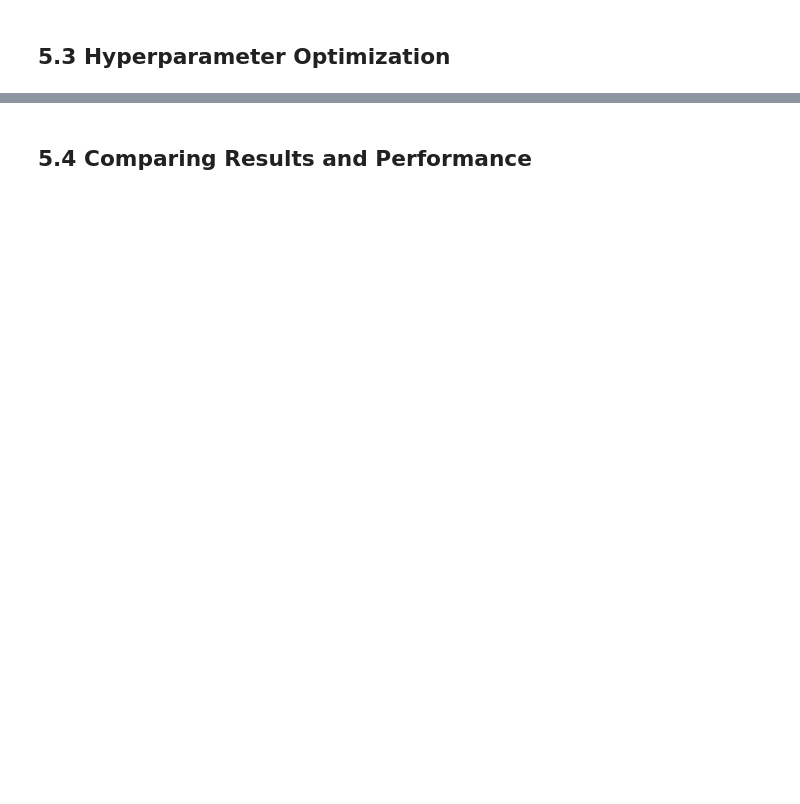
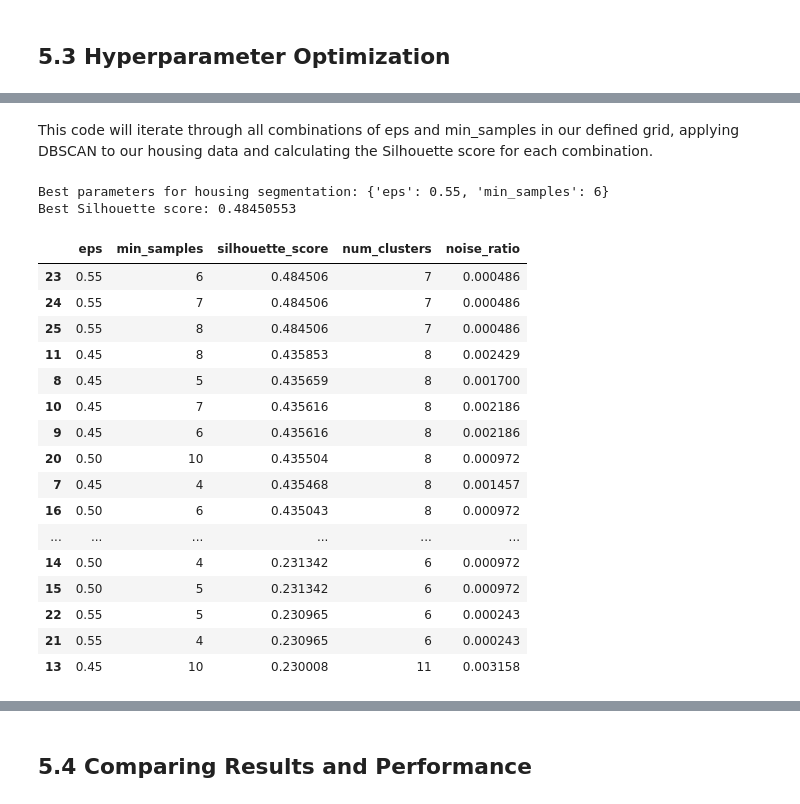
Before and after one commit to OusmaneMomboMombo/housing-cluster-analysis, a Jupyter notebook: house_sales_analysis.ipynb, the cells around one changed output, grey strips where cells are left out. Cells and saved outputs as stored; diff of their text form; code cells hidden in the pictures; blank space fills up the shorter version.

```diff
--- a/house_sales_analysis.ipynb
+++ b/house_sales_analysis.ipynb
@@ -826,0 +865,59 @@ An optimal value of min_samples seems to be around 4 to 10, where the number of
+# %% [markdown]
+This code will iterate through all combinations of eps and min_samples in our defined grid, applying DBSCAN to our housing data and calculating the Silhouette score for each combination.
+# %%
+from sklearn.cluster import DBSCAN
+from sklearn.metrics import silhouette_score
+from sklearn.model_selection import ParameterGrid
+import numpy as np
+
+# Initialize variables to store best results
+best_score = -1
+best_params = None
+results = []
+
+# Perform Grid Search
+for params in ParameterGrid(param_grid):
+    dbscan = DBSCAN(**params)
+    labels = dbscan.fit_predict(df_umap)
+
+    # Calculate Silhouette score (ignoring noise points)
+    if len(set(labels)) > 1:  # Ensure more than one housing segment
+        non_noise_mask = labels != -1
+        score = silhouette_score(df_umap[non_noise_mask], labels[non_noise_mask], metric='euclidean')
+
+        num_clusters = len(set(labels)) - (1 if -1 in labels else 0)
+        noise_ratio = np.sum(labels == -1) / len(labels)
+
+        results.append({**params, 'silhouette_score': score, 'num_clusters': num_clusters, 'noise_ratio': noise_ratio})
+
+        if score > best_score:
+            best_score = score
+            best_params = params
+
+print("Best parameters for housing segmentation:", best_params)
+print("Best Silhouette score:", best_score)
+
+# Convert results to DataFrame for easy analysis
+import pandas as pd
+results_df = pd.DataFrame(results)
+display(results_df.sort_values('silhouette_score', ascending=False))
+# %% [output]
+Best parameters for housing segmentation: {'eps': 0.55, 'min_samples': 6}
+Best Silhouette score: 0.48450553
+|  | eps | min_samples | silhouette_score | num_clusters | noise_ratio |
+| 23 | 0.55 | 6 | 0.484506 | 7 | 0.000486 |
+| 24 | 0.55 | 7 | 0.484506 | 7 | 0.000486 |
+| 25 | 0.55 | 8 | 0.484506 | 7 | 0.000486 |
+| 11 | 0.45 | 8 | 0.435853 | 8 | 0.002429 |
+| 8 | 0.45 | 5 | 0.435659 | 8 | 0.001700 |
+| 10 | 0.45 | 7 | 0.435616 | 8 | 0.002186 |
+| 9 | 0.45 | 6 | 0.435616 | 8 | 0.002186 |
+| 20 | 0.50 | 10 | 0.435504 | 8 | 0.000972 |
+| 7 | 0.45 | 4 | 0.435468 | 8 | 0.001457 |
+| 16 | 0.50 | 6 | 0.435043 | 8 | 0.000972 |
+| ... | ... | ... | ... | ... | ... |
+| 14 | 0.50 | 4 | 0.231342 | 6 | 0.000972 |
+| 15 | 0.50 | 5 | 0.231342 | 6 | 0.000972 |
+| 22 | 0.55 | 5 | 0.230965 | 6 | 0.000243 |
+| 21 | 0.55 | 4 | 0.230965 | 6 | 0.000243 |
+| 13 | 0.45 | 10 | 0.230008 | 11 | 0.003158 |
```
Also changed, not shown: parts of 24 cells of this notebook.
